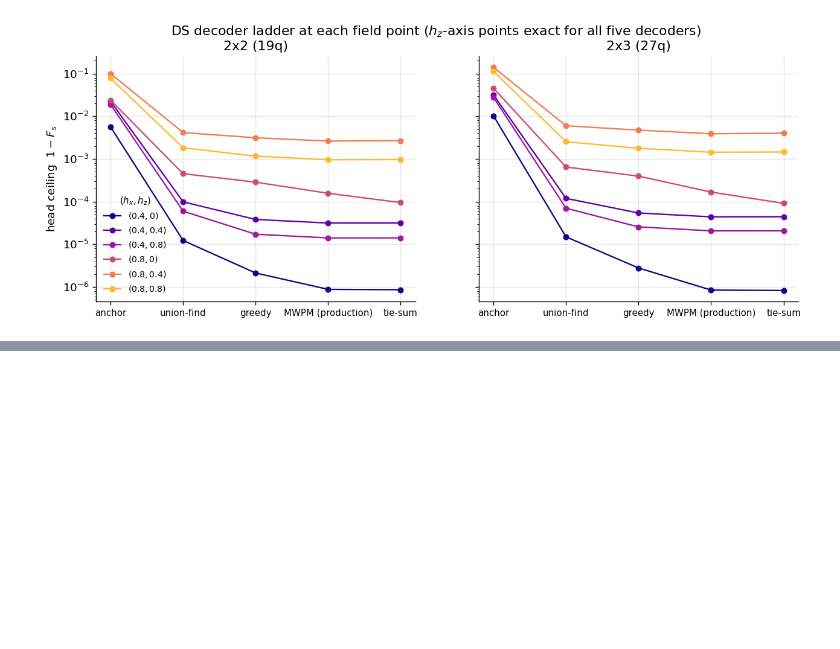
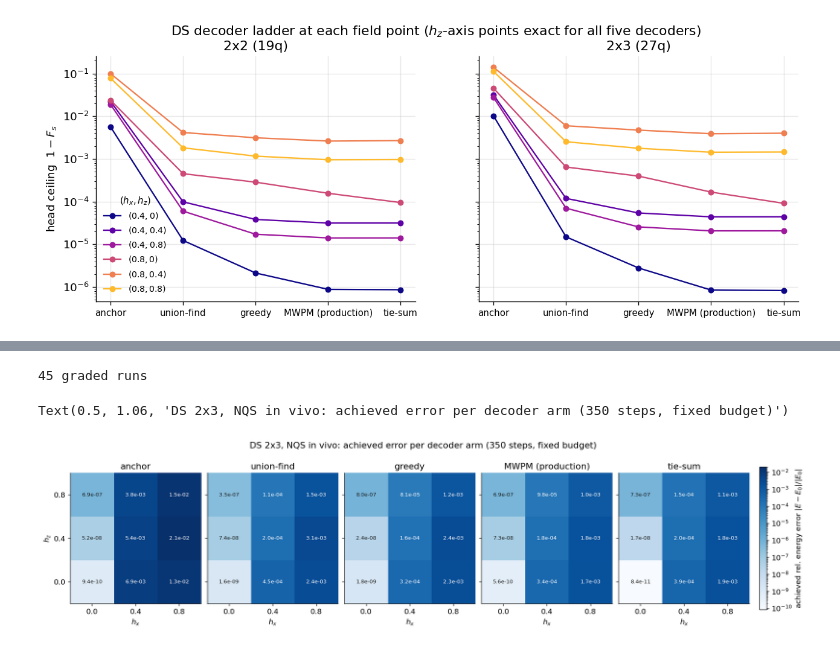
Before and after one commit to SanzharBissenali/2D-TC, a Jupyter notebook: analysis/05_phase4b_plane.ipynb, the cells around one changed output, grey strips where cells are left out. Drawn from its saved outputs; the diff is of its cells as text; code cells hidden in the pictures; blank space fills up the shorter version.

Commit message:
Phase 4c in vivo: 45-run 2x3 decoder-arm campaign graded — ceiling map predicts the NQS; notebook section
Co-Authored-By: Claude Fable 5 <noreply@anthropic.com>

```diff
--- a/analysis/05_phase4b_plane.ipynb
+++ b/analysis/05_phase4b_plane.ipynb
@@ -277,0 +289,47 @@ Text(0.5, 0.98, 'DS decoder ladder at each field point ($h_z$-axis points exact
+# %%
+# Phase 4c in vivo: achieved rel-err heatmaps per decoder arm (2x3, 27 qubits)
+DEC_SUF = {'mwpm': '', 'anchor': '_anchor', 'greedy': '_greedy',
+           'unionfind': '_unionfind', 'tie_sum': '_tie_sum'}
+DEC_COLOR = {'anchor': '#D55E00', 'unionfind': '#CC79A7', 'greedy': '#009E73',
+             'mwpm': '#0072B2', 'tie_sum': '#E69F00'}     # Okabe-Ito
+refs4c = {}
+for f in sorted(glob.glob('results/diagnostics/signfid_hc2x3_ds_*_dl.json')):
+    for p in json.load(open(f))['points']:
+        refs4c[(p['hx'], p['hz'])] = p
+rel4c = {}
+for (hx, hz), p in refs4c.items():
+    for d in DEC:
+        f = f"results/nqs/G-equiv_1_hc2x3_ds_hx{hx:g}_hz{hz:g}_cnnqB{DEC_SUF[d]}.json"
+        if os.path.exists(f.replace('.json', '.mpack')):
+            E, V, _, _, _ = tail_stats(f)
+            rel4c[(hx, hz, d)] = abs(E - p['E0']) / abs(p['E0'])
+print(f'{len(rel4c)} graded runs')
+
+vals = np.array(list(rel4c.values()))
+norm2 = LogNorm(vmin=vals.min(), vmax=vals.max())
+fig, axes = plt.subplots(1, 5, figsize=(16, 3.7), sharey=True, constrained_layout=True)
+for ax, d in zip(axes, DEC):
+    ax.grid(False)
+    W = np.full((3, 3), np.nan)
+    for i, hz in enumerate(V3):
+        for j, hx in enumerate(V3):
+            W[i, j] = rel4c[(hx, hz, d)]
+    im = ax.imshow(W, origin='lower', extent=(-0.2, 1.0, -0.2, 1.0), cmap='Blues',
+                   norm=norm2, interpolation='nearest')
+    for i, hz in enumerate(V3):
+        for j, hx in enumerate(V3):
+            dark = norm2(W[i, j]) > 0.6
+            ax.text(hx, hz, f'{W[i, j]:.1e}', ha='center', va='center',
+                    fontsize=8, color='white' if dark else '#1a1a1a')
+    ax.set_xticks(V3); ax.set_yticks(V3)
+    ax.set(xlabel='$h_x$', title=DEC_LABEL[d])
+axes[0].set(ylabel='$h_z$')
+cb = fig.colorbar(im, ax=axes, shrink=0.85, pad=0.015)
+cb.set_label(r'achieved rel. energy error $|E - E_0|/|E_0|$')
+fig.suptitle('DS 2x3, NQS in vivo: achieved error per decoder arm '
+             '(350 steps, fixed budget)', y=1.06)
+# fig.savefig(f"{FIGDIR}/phase4c_2x3_invivo_heatmaps.png", dpi=300, bbox_inches="tight")
+# %% [output]
+45 graded runs
+Text(0.5, 1.06, 'DS 2x3, NQS in vivo: achieved error per decoder arm (350 steps, fixed budget)')
+[figure, added]
```
Also changed, not shown: parts of 4 cells of this notebook, 1 other file.
